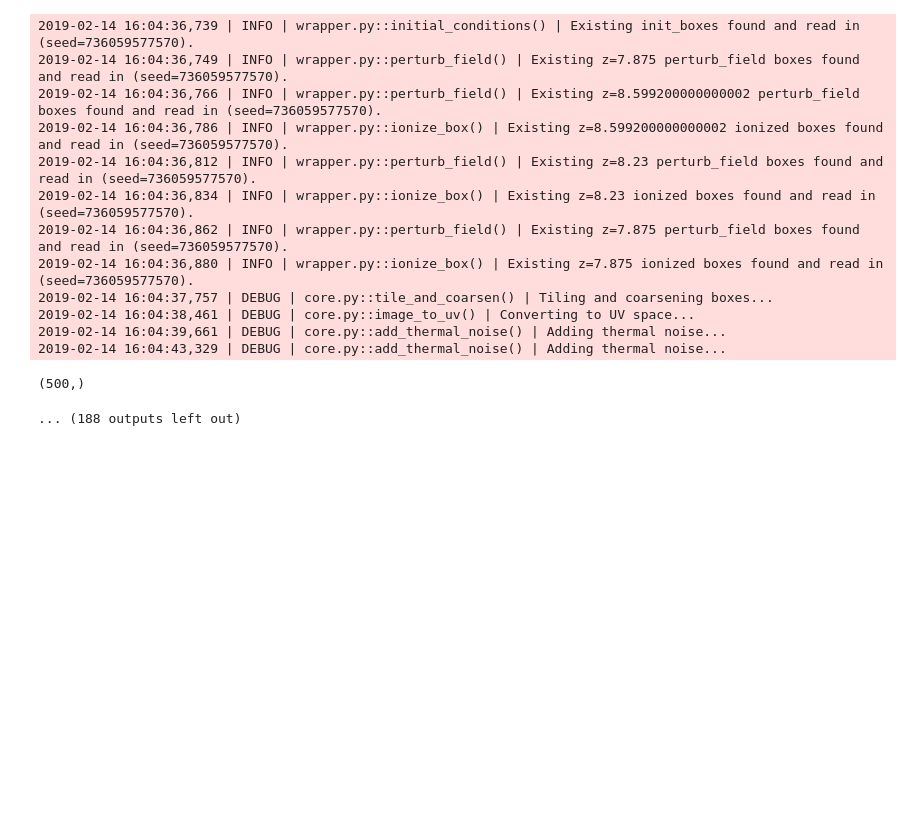
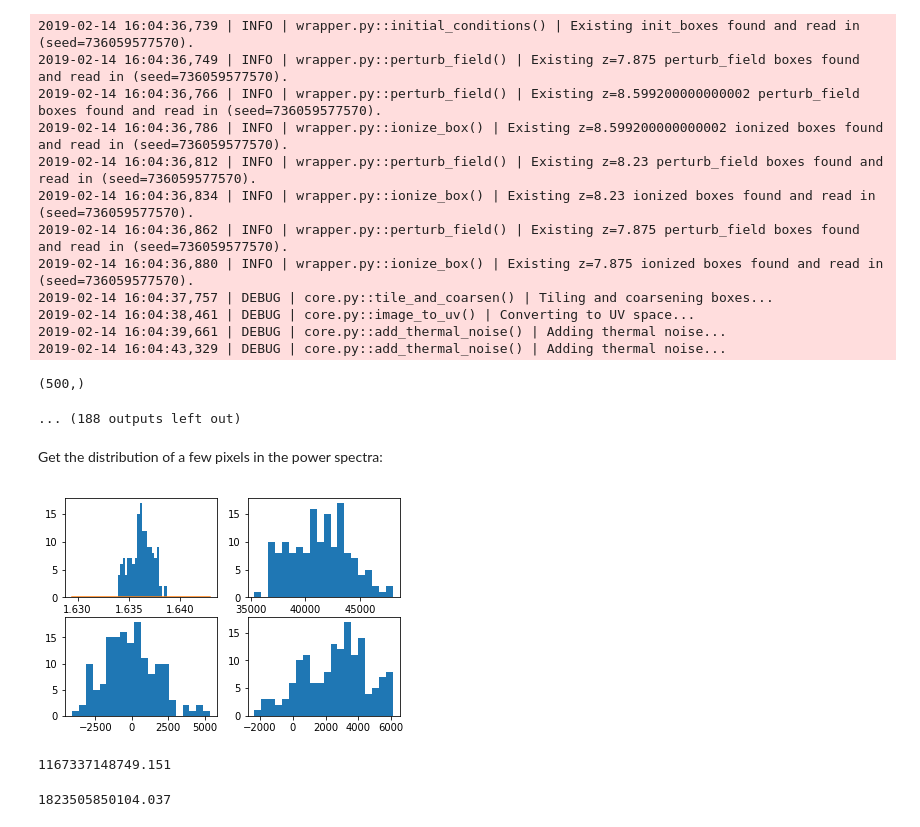
Before and after one commit to BellaNasirudin/py21cmmc_fg, a Jupyter notebook: devel/test_series/visualising_results.ipynb, the cells around one changed output. Drawn from its saved outputs; the diff is of its cells as text; code cells hidden in the pictures; blank space fills up the shorter version.

```diff
--- a/devel/test_series/visualising_results.ipynb
+++ b/devel/test_series/visualising_results.ipynb
@@ -448,3 +448,32 @@ for i in range(150):
 2019-02-14 16:04:43,329 | DEBUG | core.py::add_thermal_noise() | Adding thermal noise...
 (500,)
 ... (188 outputs left out)
+# %% [markdown]
+Get the distribution of a few pixels in the power spectra:
+# %%
+def get_gauss(indx):
+    mean = model[0]['p_signal'][indx[0], indx[1]]
+    var1 = var[indx[0], indx[1]]
+
+    x = np.linspace(mean-5*np.sqrt(var1), mean +5*np.sqrt(var1), 100)
+    return x, np.exp(-(x - mean)**2 / (2*var1))/np.sqrt(2*np.pi*var1)
+# %%
+fig, ax = plt.subplots(2,2)
+
+ax[0,0].hist([x[0,0] for x in powers], bins=20);
+x, pdf = get_gauss([0,0])
+ax[0,0].plot(x, pdf*150)
+
+ax[1,0].hist([x[-1,-1] for x in powers], bins=20);
+ax[0,1].hist([x[15, 20] for x in powers], bins=20);
+ax[1,1].hist([x[25, 30] for x in powers], bins=20);
+# %% [output]
+[figure, added]
+# %%
+np.var([x[0,0] for x in powers])
+# %% [output]
+1167337148749.151
+# %%
+var[0,0]
+# %% [output]
+1823505850104.037
```
Also changed, not shown: parts of 5 cells of this notebook, 1 other file.
